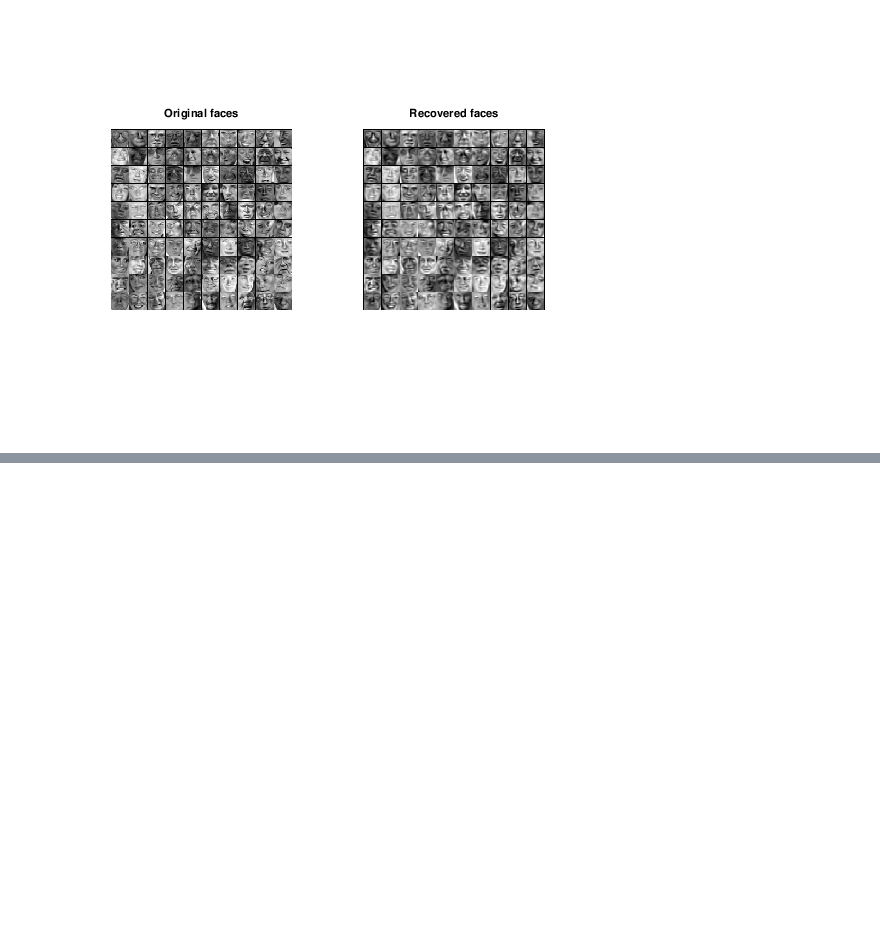
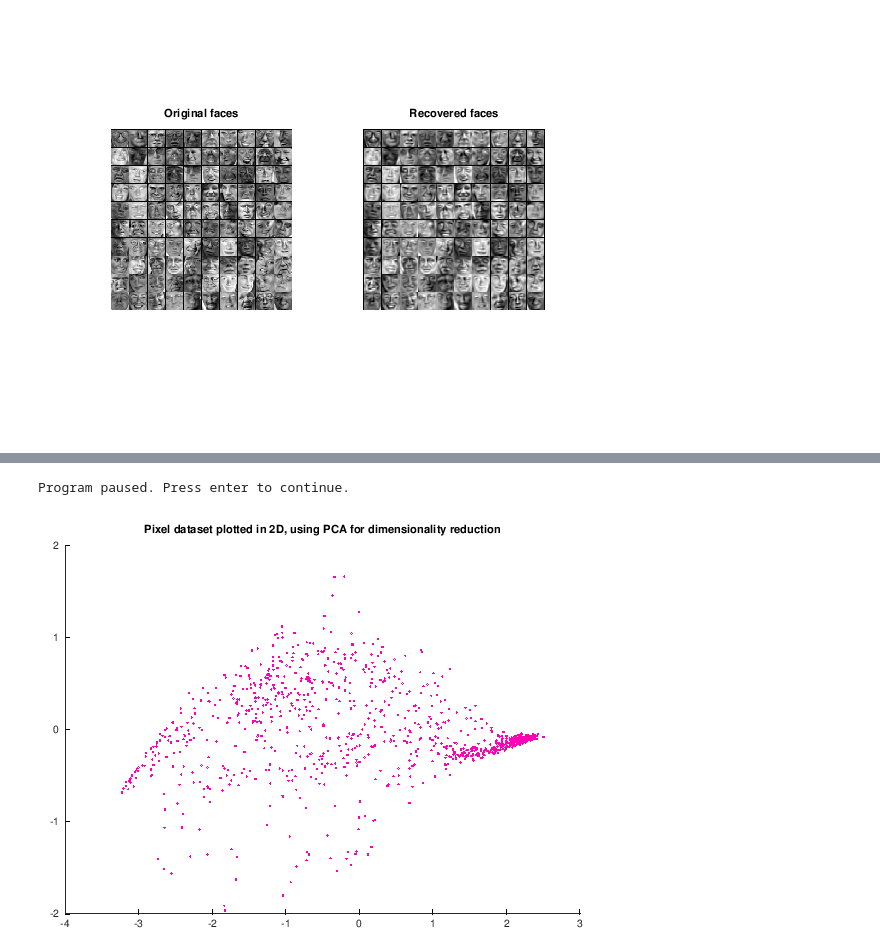
Before and after one commit to mxagar/machine_learning_coursera, a Jupyter notebook: exercises/ex1-ex8-octave/ex7/ML_Coursera_Ex_7_KMeans_PCA.ipynb, the cells around one changed output, grey strips where cells are left out. Cells and saved outputs as stored; diff of their text form; code cells hidden in the pictures; blank space fills up the shorter version.

Commit message:
k-means visualization with PCA

```diff
--- a/exercises/ex1-ex8-octave/ex7/ML_Coursera_Ex_7_KMeans_PCA.ipynb
+++ b/exercises/ex1-ex8-octave/ex7/ML_Coursera_Ex_7_KMeans_PCA.ipynb
@@ -474,0 +480,12 @@ axis square;
+# %%
+close all;
+A = double(imread('bird_small.png'));
+# %%
+% Normalize and apply k-means on the image pixels, which have 3 dimensions (RGB)
+A = A / 255;
+img_size = size(A);
+X = reshape(A, img_size(1) * img_size(2), 3);
+K = 16;
+max_iters = 10;
+initial_centroids = kMeansInitCentroids(X, K);
+[centroids, idx] = runkMeans(X, initial_centroids, max_iters);
@@ -474,0 +503,21 @@ axis square;
+# %%
+% Sample 1000 random indexes/pixels
+sel = floor(rand(1000, 1) * size(X, 1)) + 1;
+# %%
+% Now, we project 3D data onto 2D with PCA
+% 1. Normalize
+[X_norm, mu, sigma] = featureNormalize(X);
+% 2. PCA and project the data to 2D
+[U, S] = pca(X_norm);
+Z = projectData(X_norm, U, 2);
+# %%
+% Plot in 2D
+figure;
+% Something does not work with the palette / cluster coloring...
+% No time to fix it...
+plotDataPoints(Z(sel, :), idx(sel), K);
+title('Pixel dataset plotted in 2D, using PCA for dimensionality reduction');
+fprintf('Program paused. Press enter to continue.\n');
+# %% [output]
+Program paused. Press enter to continue.
+[figure, added]
```
Also changed, not shown: parts of 5 cells of this notebook.
